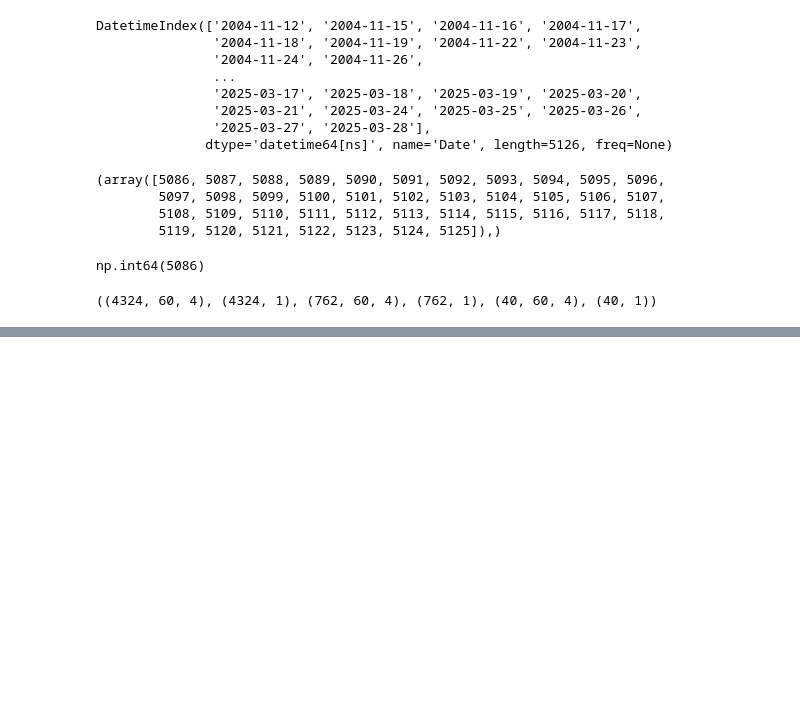
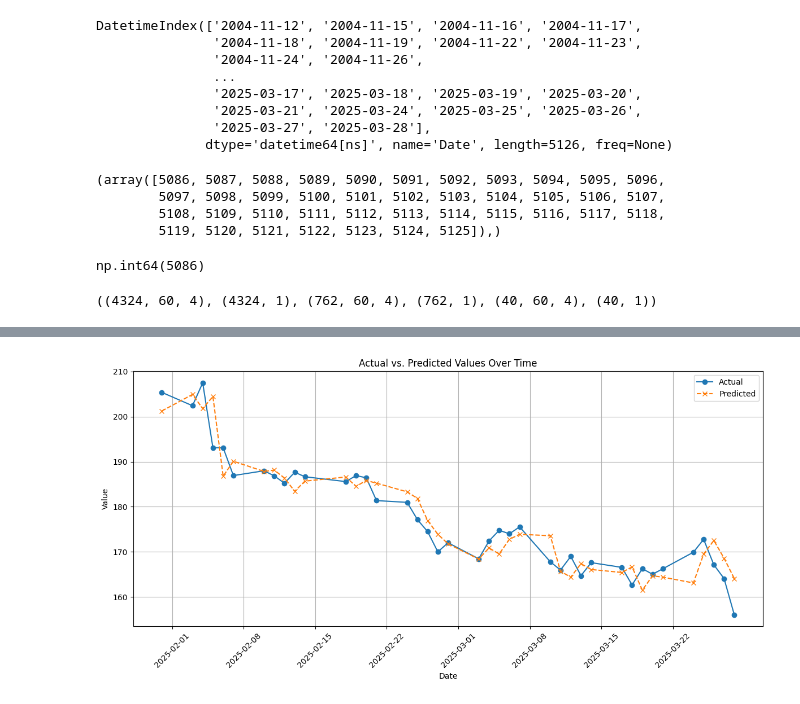
Before and after one commit to KarthikeyanBaskaran/StockPrediction, a Jupyter notebook: Capstone_GOOG.ipynb, the cells around one changed output, grey strips where cells are left out. Cells and saved outputs as stored; diff of their text form; code cells hidden in the pictures; blank space fills up the shorter version.

Commit message:
Finished LSTM

```diff
--- a/Capstone_GOOG.ipynb
+++ b/Capstone_GOOG.ipynb
@@ -802,13 +780,13 @@ def build_model(hp):
 # %%
-# --- 6. Instantiate the Tuner ---
-# Hyperband is an efficient tuner
-tuner = kt.Hyperband(build_model,
-                     objective='val_mean_absolute_error', # Minimize validation MAE
-                     max_epochs=50, # Max epochs *per trial* in Hyperband
-                     factor=3, # Reduction factor for candidates per bracket
-                     directory='keras_tuner_dir', # Directory to store results
-                     project_name='googl_stock_lstm')
+# # --- 6. Instantiate the Tuner ---
+# # Hyperband is an efficient tuner
+# tuner = kt.Hyperband(build_model,
+#                      objective='val_mean_absolute_error', # Minimize validation MAE
+#                      max_epochs=50, # Max epochs *per trial* in Hyperband
+#                      factor=3, # Reduction factor for candidates per bracket
+#                      directory='keras_tuner_dir', # Directory to store results
+#                      project_name='googl_stock_lstm')
 
-# Optional: Add EarlyStopping callback *during tuning*
-# This stops training a specific trial early if validation loss doesn't improve
-early_stopping = EarlyStopping(monitor='val_loss', patience=10, restore_best_weights=True)
+# # Optional: Add EarlyStopping callback *during tuning*
+# # This stops training a specific trial early if validation loss doesn't improve
+# early_stopping = EarlyStopping(monitor='val_loss', patience=10, restore_best_weights=True)
@@ -938,0 +1067,23 @@ print(f"  Root Mean Squared Error (RMSE): ${rmse_actual:.2f}")
+# %%
+plot_dates = original_indices_for_y[-len(predictions):]
+actual_values = y_test_actual
+predicted_values = predictions
+
+# Create the plot
+plt.figure(figsize=(12, 6))
+plt.plot(plot_dates, actual_values, label='Actual', marker='o', linestyle='-')
+plt.plot(plot_dates, predicted_values, label='Predicted', marker='x', linestyle='--')
+
+# Add labels and title
+plt.xlabel('Date')
+plt.ylabel('Value')
+plt.title('Actual vs. Predicted Values Over Time')
+plt.legend()
+plt.grid(True)
+plt.xticks(rotation=45)
+plt.tight_layout()
+
+# Show the plot
+plt.show()
+# %% [output]
+[figure, added]
```
Also changed, not shown: parts of 17 cells of this notebook.
